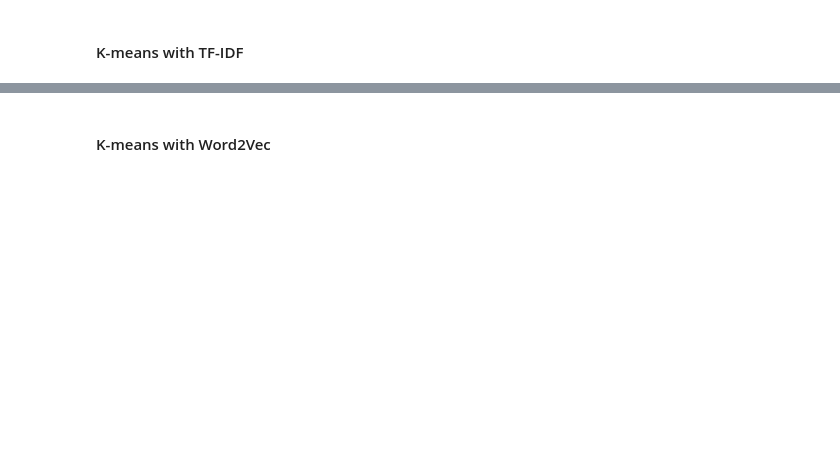
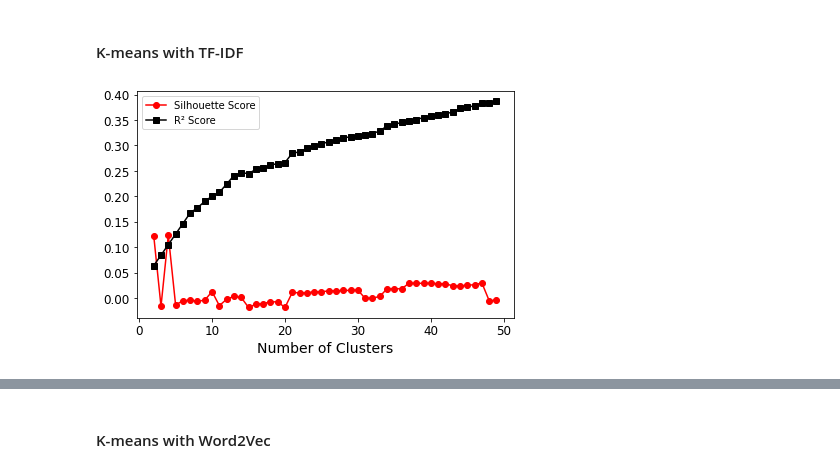
Before and after one commit to Pierre-Eloi/OC_DS_Project6, a Jupyter notebook: automatic_classification.ipynb, the cells around one changed output, grey strips where cells are left out. Saved outputs shown, nothing was run; the diff lists cells and outputs as text; code cells hidden in the pictures; blank space fills up the shorter version.

```diff
--- a/automatic_classification.ipynb
+++ b/automatic_classification.ipynb
@@ -421,7 +508,7 @@ cover cushion print inch usb pack code hub width multicolor
 # %%
 from sklearn.decomposition import NMF
 
-nmf=NMF(n_components=20,
+nmf=NMF(n_components=7,
         init='nndsvd',
         alpha=.1,
         l1_ratio=0, # L2 penalty
@@ -457,2 +557,7 @@ sticker bottle nutcase vinyl wrap medium wall water wallmantra quirky
 # %% [markdown]
 #### K-means with TF-IDF
+# %%
+X_tfidf_scaled = scaler.fit_transform(X_tfidf)
+kmeans_scores_plot(X_tfidf_scaled, list_k=range(2, 50))
+# %% [output]
+[figure, added]
```
Also changed, not shown: parts of 26 cells of this notebook.
